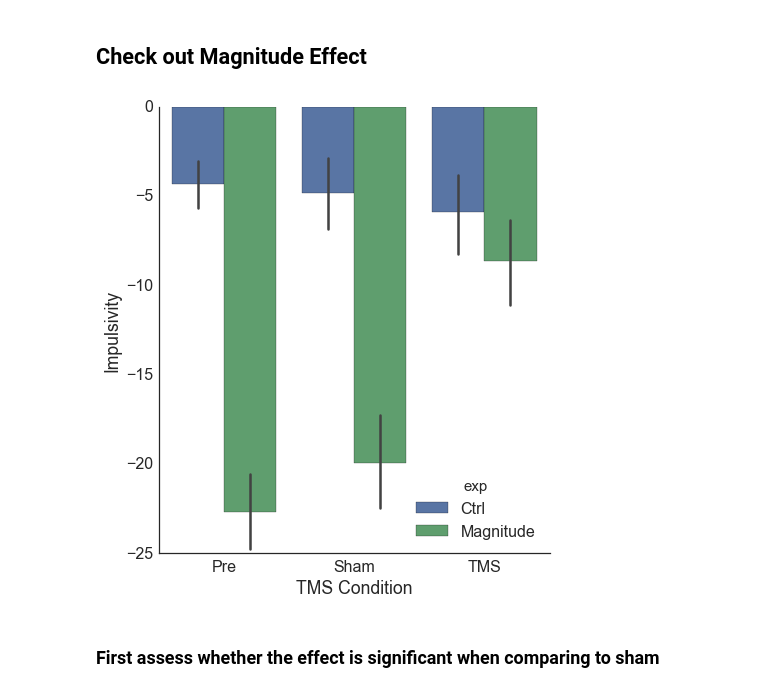
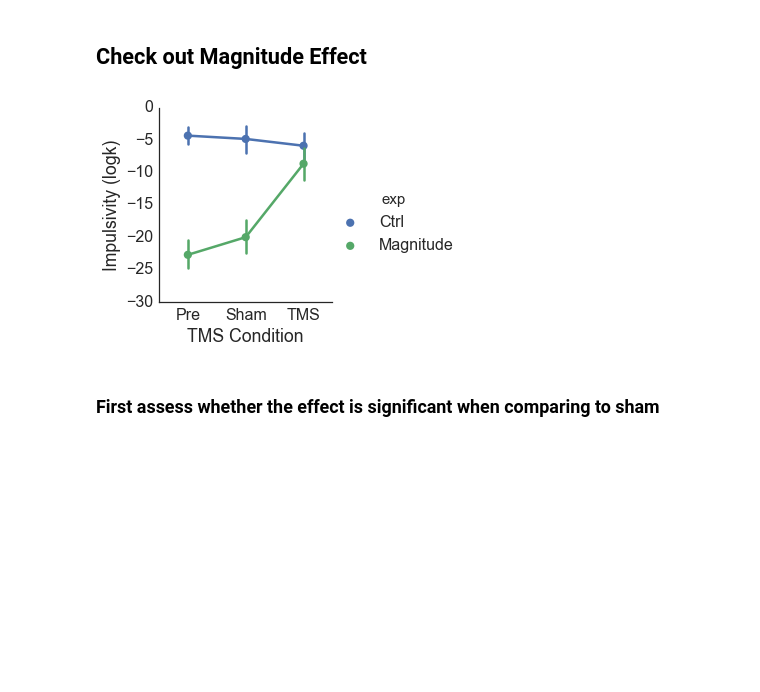
Before and after one commit to iancballard/tms_discounting, a Jupyter notebook: analyze_data.ipynb, the cells around one changed output. Cells and saved outputs as stored; diff of their text form; code cells hidden in the pictures; blank space fills up the shorter version.

Commit message:
made figures pretty

```diff
--- a/analyze_data.ipynb
+++ b/analyze_data.ipynb
@@ -204,0 +199,20 @@ plt.ylabel('log(k)')
+# %%
+tms_map = {'Pre':'Baseline', 'Sham':'Sham', 'TMS':'TMS'}
+results_df['tms_fig'] = [tms_map[x] for x in results_df['tms']]
+exp_map = {'Ctrl':'Control', 'Hidden Zero':'Hidden Zero', 'Magnitude':'Magnitude'}
+results_df['exp_fig'] = [exp_map[x] for x in results_df['exp']]
+
+sns.set_context('paper',font_scale = 2,rc={"figure.figsize": (14, 7)})
+sns.set_style("white")
+sns.pointplot(x = 'tms_fig',
+            y = 'logk_within',
+            hue = 'exp_fig',
+            order = ['Baseline','Sham','TMS'],
+            data = results_df,
+               dodge = .05,
+              palette = flatui,
+              kwargs = {'error_kw':dict(ecolor='grey')})
+sns.despine()
+plt.ylabel('Impulsivity [log(k)]')
+plt.xlabel('')
+plt.savefig(op.abspath('./figs/all_conds.png'), dpi = 300)
@@ -217,22 +233,20 @@ sns.factorplot(x = 'tms',
 # %% [markdown]
 ## Check out Magnitude Effect
 # %%
-sns.set_context('paper',font_scale = 2,rc={"figure.figsize": (7, 8)})
-sns.set_style("white")
 mag = results_df[results_df['exp'] != 'Hidden Zero'].copy()
 mag['logk_within'] = mag.groupby('sub_id').logk.transform(remove_intercept_variance,
                                                                   mag.logk.mean())
 mag['TMS Condition'] = mag['tms']
-sns.barplot(x = 'TMS Condition',
+sns.factorplot(x = 'TMS Condition',
             y = 'logk_within',
             hue = 'exp' ,
             order = ['Pre','Sham','TMS'],
             data = mag)
-plt.ylabel('Impulsivity')
+plt.ylabel('Impulsivity (logk)')
 sns.despine()
-plt.savefig(op.abspath('../fd/figs/committee_meeting/Magnitude.png'), dpi = 300)
+plt.savefig(op.abspath('./figs/Magnitude.png'), dpi = 300)
 # %% [output]
-[figure, old version]
+[figure, new version]
 # %% [markdown]
 ### First assess whether the effect is significant when comparing to sham
 # %%
```
Also changed, not shown: parts of 15 cells of this notebook.
